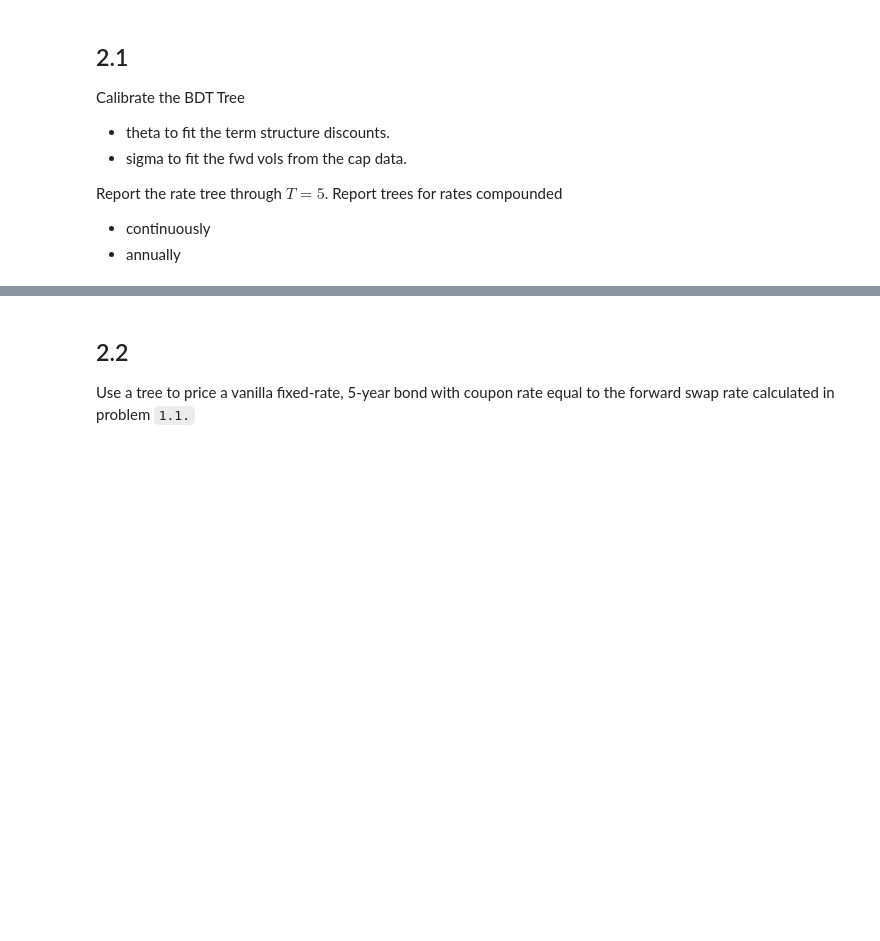
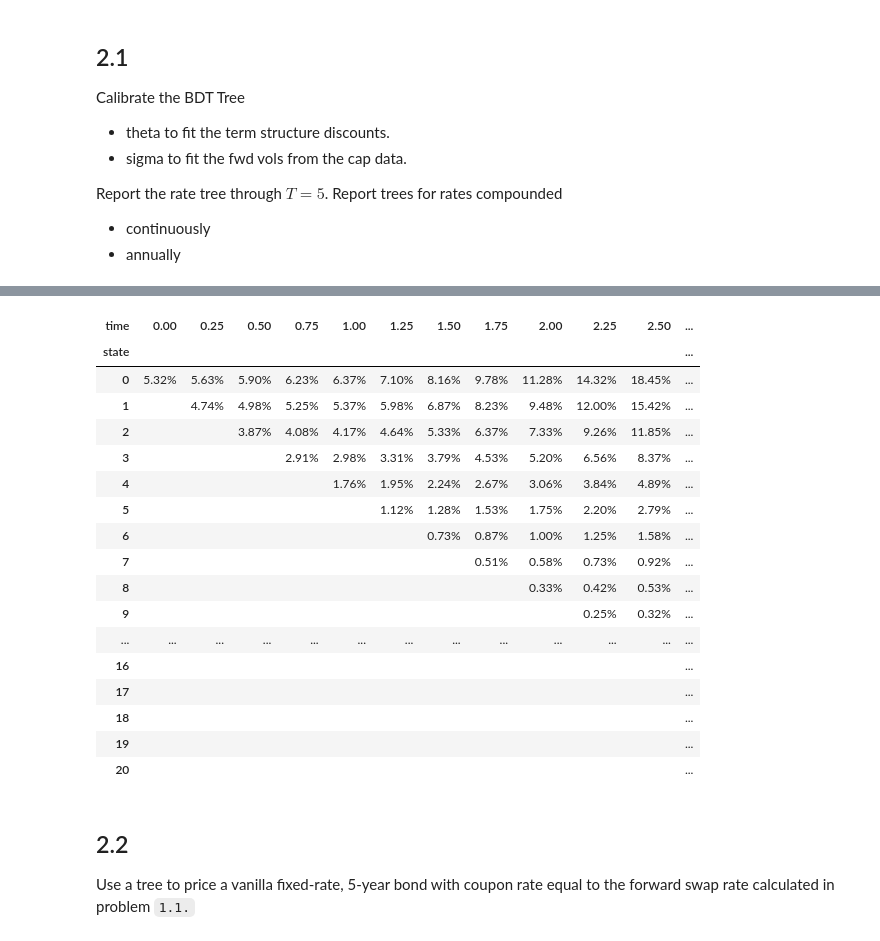
Before and after one commit to nicklewis-16/finm-fiderivs-2024, a Jupyter notebook: homework/Homework 3.ipynb, the cells around one changed output, grey strips where cells are left out. Cells and saved outputs as stored; diff of their text form; code cells hidden in the pictures; blank space fills up the shorter version.

```diff
--- a/homework/Homework 3.ipynb
+++ b/homework/Homework 3.ipynb
@@ -277,3 +368,25 @@ Report the rate tree through $T=5$. Report trees for rates compounded
+# %%
+annual_ratetree = compound_rate(cts_ratetree, None, 1)
+format_bintree(annual_ratetree.loc[:5 * 4,:5], style = '{:.2%}')
+# %% [output]
+| time | 0.00 | 0.25 | 0.50 | 0.75 | 1.00 | 1.25 | 1.50 | 1.75 | 2.00 | 2.25 | 2.50 | ... |
+| state |  |  |  |  |  |  |  |  |  |  |  | ... |
+| 0 | 5.32% | 5.63% | 5.90% | 6.23% | 6.37% | 7.10% | 8.16% | 9.78% | 11.28% | 14.32% | 18.45% | ... |
+| 1 |  | 4.74% | 4.98% | 5.25% | 5.37% | 5.98% | 6.87% | 8.23% | 9.48% | 12.00% | 15.42% | ... |
+| 2 |  |  | 3.87% | 4.08% | 4.17% | 4.64% | 5.33% | 6.37% | 7.33% | 9.26% | 11.85% | ... |
+| 3 |  |  |  | 2.91% | 2.98% | 3.31% | 3.79% | 4.53% | 5.20% | 6.56% | 8.37% | ... |
+| 4 |  |  |  |  | 1.76% | 1.95% | 2.24% | 2.67% | 3.06% | 3.84% | 4.89% | ... |
+| 5 |  |  |  |  |  | 1.12% | 1.28% | 1.53% | 1.75% | 2.20% | 2.79% | ... |
+| 6 |  |  |  |  |  |  | 0.73% | 0.87% | 1.00% | 1.25% | 1.58% | ... |
+| 7 |  |  |  |  |  |  |  | 0.51% | 0.58% | 0.73% | 0.92% | ... |
+| 8 |  |  |  |  |  |  |  |  | 0.33% | 0.42% | 0.53% | ... |
+| 9 |  |  |  |  |  |  |  |  |  | 0.25% | 0.32% | ... |
+| ... | ... | ... | ... | ... | ... | ... | ... | ... | ... | ... | ... | ... |
+| 16 |  |  |  |  |  |  |  |  |  |  |  | ... |
+| 17 |  |  |  |  |  |  |  |  |  |  |  | ... |
+| 18 |  |  |  |  |  |  |  |  |  |  |  | ... |
+| 19 |  |  |  |  |  |  |  |  |  |  |  | ... |
+| 20 |  |  |  |  |  |  |  |  |  |  |  | ... |
 # %% [markdown]
 ## 2.2
 
```
Also changed, not shown: parts of 17 cells of this notebook, 1 other file.
